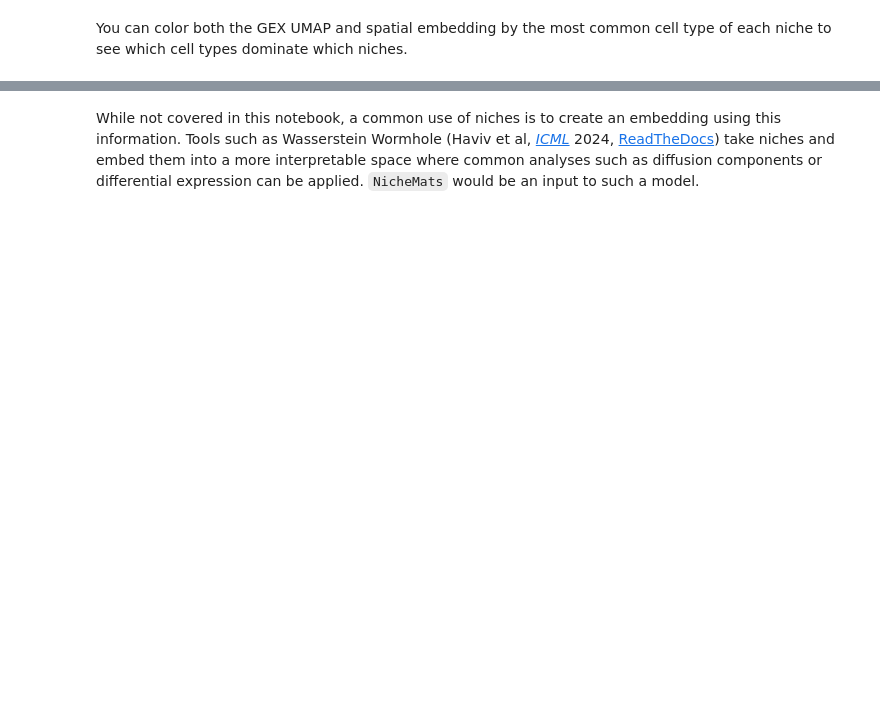
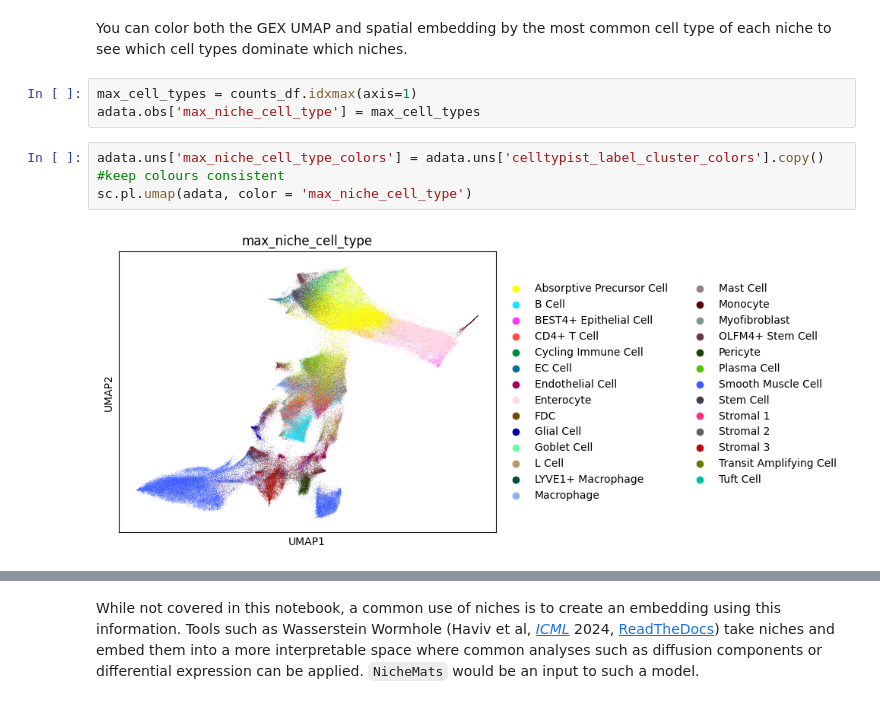
Before and after one commit to joadams1/spatial_celltypist, a Jupyter notebook: notebooks/Basic Analysis of Xenium Data.ipynb, the cells around one changed output, grey strips where cells are left out. Drawn from its saved outputs; the diff is of its cells as text; blank space fills up the shorter version.

```diff
--- a/notebooks/Basic Analysis of Xenium Data.ipynb
+++ b/notebooks/Basic Analysis of Xenium Data.ipynb
@@ -176,2 +240,10 @@ There are many ways to visualize information about the niches. Since we have cel
 # %% [markdown]
  You can color both the GEX UMAP and spatial embedding by the most common cell type of each niche to see which cell types dominate which niches.
+# %%
+max_cell_types = counts_df.idxmax(axis=1)
+adata.obs['max_niche_cell_type'] = max_cell_types
+# %%
+adata.uns['max_niche_cell_type_colors'] = adata.uns['celltypist_label_cluster_colors'].copy() #keep colours consistent
+sc.pl.umap(adata, color = 'max_niche_cell_type')
+# %% [output]
+[figure, added]
```
Also changed, not shown: parts of 18 cells of this notebook.
